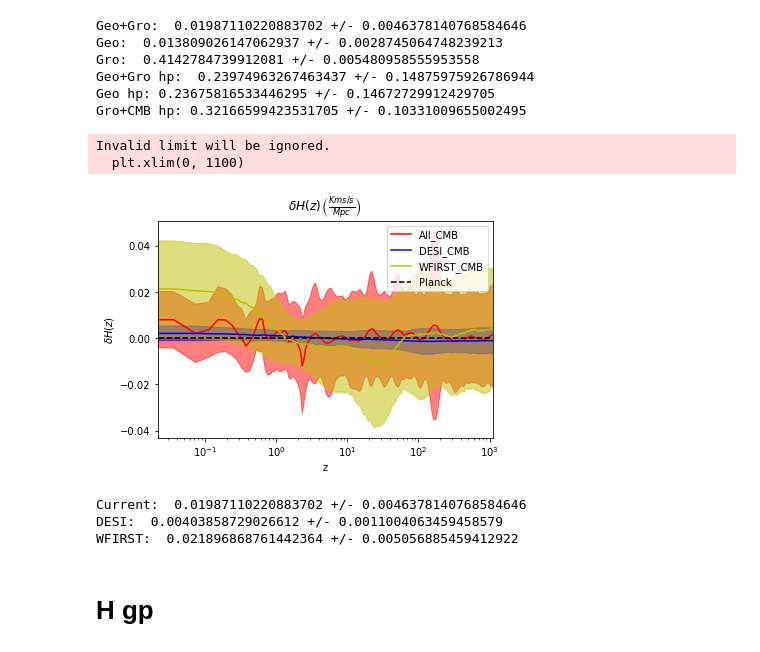
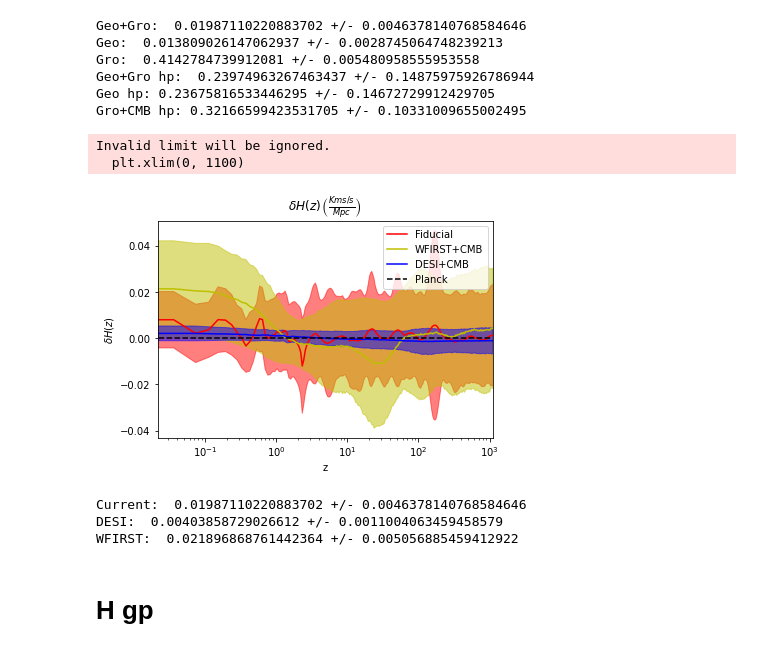
Before and after one commit to JaimeRZP/Growz, a Jupyter notebook: notebooks/plotting.ipynb, the cells around one changed output. Cells and saved outputs as stored; diff of their text form; code cells hidden in the pictures.

Commit message:
DESI geo gro

```diff
--- a/notebooks/plotting.ipynb
+++ b/notebooks/plotting.ipynb
@@ -368,26 +368,26 @@ All_CMB_gro.files
 WFIRST_CMB_samples = make_samples(WFIRST_CMB, ['n', 'l', 'H0_gp', 'omega_m',  'omega_b'], ranges, 'WFIRST+CMB')
 DESI_samples = make_samples(DESI, ['l', 'H0_gp', 'omega_m',  's80', 'S80'], ranges, 'DESI')
 DESI_CMB_samples = make_samples(DESI_CMB, ['n', 'l', 'H0_gp', 'omega_m',  'omega_b', 's80', 'S80'], ranges, 'DESI+CMB')
-All_samples = make_samples(All, ['l', 'H0', 'omega_b', 'omega_m', 's80', 'S80'], ranges, 'All')
-All_CMB_samples = make_samples(All_CMB, ['n', 'l', 'H0_gp', 'omega_b', 'omega_m', 's80', 'S80'], ranges, 'All+CMB')
+All_samples = make_samples(All, ['l', 'H0', 'omega_b', 'omega_m', 's80', 'S80'], ranges, 'No CMB')
+All_CMB_samples = make_samples(All_CMB, ['n', 'l', 'H0_gp', 'omega_b', 'omega_m', 's80', 'S80'], ranges, 'Fiducial')
 All_CMB_hp_samples = make_samples(All_CMB_hp, ['H0_gp', 'omega_b', 'omega_m', 's80', 'S80'],
-                                      ranges, 'All+CMB_hp')
+                                      ranges, 'Fixed HP')
 All_CMB_fm_samples = make_samples(All_CMB_fm, ['n', 'l', 'H0_gp', 'omega_b', 'omega_m', 'omega_m_geo', 's80', 'S80'],
-                                           ranges, 'All+CMB_fm')
+                                           ranges, 'Free $\omega_m^{mean}$')
 All_CMB_geo_samples = make_samples(All_CMB_geo, ['n', 'l', 'H0_gp', 'omega_b'],
-                                           ranges, 'All+CMB_geo')
+                                           ranges, 'Geometry data')
 All_gro_samples = make_samples(All_gro, ['n', 'l', 'H0_gp', 'omega_m', 's80', 'S80'],
-                                           ranges, 'All_gro')
+                                           ranges, 'Growth data')
 All_CMB_gro_samples = make_samples(All_CMB_gro, ['n', 'l', 'H0_gp', 'omega_b', 'omega_m', 'omega_m_geo', 's80', 'S80'],
-                                           ranges, 'All+CMB_gro')
+                                           ranges, 'Growth+CMB data')
 All_CMB_gro_hp_samples = make_samples(All_CMB_gro_hp, ['H0_gp', 'omega_b', 'omega_m', 'omega_m_geo', 's80', 'S80'],
-                                           ranges, 'All+CMB_gro_hp')
+                                           ranges, 'Growth+CMB+Fixed HP data')
 All_CMB_wmean_samples = MCSamples(samples=[All_CMB_fm['l'], All_CMB_fm['omega_m_geo']], names=['l', 'omega_m'],
-                                  labels=['l','\omega_m'],label='All+CMB_geo', ranges=ranges)
+                                  labels=['l','\omega_m'],label='Geometry data', ranges=ranges)
 All_CMB_Xi_samples = make_samples(All_CMB_Xi, ['n', 'l', 'H0_gp', 'omega_b', 'omega_m', 's80', 'S80'],
-                                      ranges, 'All+CMB_Xi')
+                                      ranges, 'Xi_{gp}')
 All_CMB_Xi_full_samples = make_samples(All_CMB_Xi_full, ['n_H', 'l_H', 'n_Xi', 'l_Xi', 'H0_gp', 'omega_b', 'omega_m', 's80', 'S80'],
-                                      ranges, 'All+CMB_Xi_full')
+                                      ranges, '$H_{gp}+\Xi_{gp}$')
 SDSS_samples = make_samples(SDSS, ['n', 'l', 'H0_gp', 'Omega_m', 'Omega_b', 's80', 'S80'], ranges, 'SDSS')
 SDSS_CMB_samples = make_samples(SDSS_CMB, ['n', 'l', 'H0_gp', 'omega_m', 'omega_b', 's80', 'S80'],
                                       ranges, 'SDSS+CMB')
@@ -902,41 +900,41 @@ Geo+Gro hp:  0.23974963267463437 +/- 0.14875975926786944
 Geo hp: 0.23675816533446295 +/- 0.14672729912429705
 Gro+CMB hp: 0.32166599423531705 +/- 0.10331009655002495
 # %%
-plt.plot(z_arr,  dH_All_CMB_m, color ='r', label='All_CMB')
+plt.plot(z_arr,  dH_All_CMB_m, color ='r', label='Fiducial')
 plt.fill_between(z_arr, dH_All_CMB_m+dH_All_CMB_s,
                  dH_All_CMB_m-dH_All_CMB_s, color='r', alpha=.5)
 
-plt.plot(z_arr,  dH_DESI_CMB_m, color ='b', label='DESI_CMB')
+plt.plot(z_arr,  dH_WFIRST_CMB_m, color ='y', label='WFIRST+CMB')
+plt.fill_between(z_arr, dH_WFIRST_CMB_m+dH_WFIRST_CMB_s,
+                 dH_WFIRST_CMB_m-dH_WFIRST_CMB_s, color='y', alpha=.5)
+
+plt.plot(z_arr,  dH_DESI_CMB_m, color ='b', label='DESI+CMB')
 plt.fill_between(z_arr, dH_DESI_CMB_m+dH_DESI_CMB_s,
                  dH_DESI_CMB_m-dH_DESI_CMB_s, color='b', alpha=.5)
-
-plt.plot(z_arr,  dH_WFIRST_CMB_m, color ='y', label='WFIRST_CMB')
-plt.fill_between(z_arr, dH_WFIRST_CMB_m+dH_WFIRST_CMB_s,
-                 dH_WFIRST_CMB_m-dH_WFIRST_CMB_s, color='y', alpha=.5)
 
 plt.plot(z_planck, np.zeros_like(z_planck), 'k--', label='Planck')
 
 plt.xscale('log')
 plt.xlim(0, 1100)
 plt.xlabel("z")
 plt.ylabel(r"$ \delta H(z)$")
 plt.title(r"$\delta H(z) \, \left(\frac{Kms/s}{Mpc} \right)$")
 plt.legend();
 
-#os.remove('/mnt/c/Users/Jaime/Desktop/PhD/gp_figures/dH_gp_forecast.pdf')
-#plt.savefig('/mnt/c/Users/Jaime/Desktop/PhD/gp_figures/dH_gp_forecast.pdf')
+os.remove('/mnt/c/Users/Jaime/Desktop/PhD/gp_figures/dH_gp_forecast.pdf')
+plt.savefig('/mnt/c/Users/Jaime/Desktop/PhD/gp_figures/dH_gp_forecast.pdf')
 # %% [output]
 Invalid limit will be ignored.
   plt.xlim(0, 1100)
-[figure, old version]
+[figure, new version]
-# %%
-print('Current: ', np.mean(dH_All_CMB_s), '+/-', np.std(dH_All_CMB_s))
-print('DESI: ', np.mean(dH_DESI_CMB_s), '+/-', np.std(dH_DESI_CMB_s))
-print('WFIRST: ', np.mean(dH_WFIRST_CMB_s), '+/-', np.std(dH_WFIRST_CMB_s))
-# %% [output]
-Current:  0.01987110220883702 +/- 0.0046378140768584646
-DESI:  0.00403858729026612 +/- 0.0011004063459458579
-WFIRST:  0.021896868761442364 +/- 0.005056885459412922
+# %%
+print('Current: ', np.mean(dH_All_CMB_s), '+/-', np.std(dH_All_CMB_s))
+print('DESI: ', np.mean(dH_DESI_CMB_s), '+/-', np.std(dH_DESI_CMB_s))
+print('WFIRST: ', np.mean(dH_WFIRST_CMB_s), '+/-', np.std(dH_WFIRST_CMB_s))
+# %% [output]
+Current:  0.01987110220883702 +/- 0.0046378140768584646
+DESI:  0.00403858729026612 +/- 0.0011004063459458579
+WFIRST:  0.021896868761442364 +/- 0.005056885459412922
 # %% [markdown]
 # H gp
 # %%
```
Also changed, not shown: parts of 34 cells of this notebook, 2 other files.
